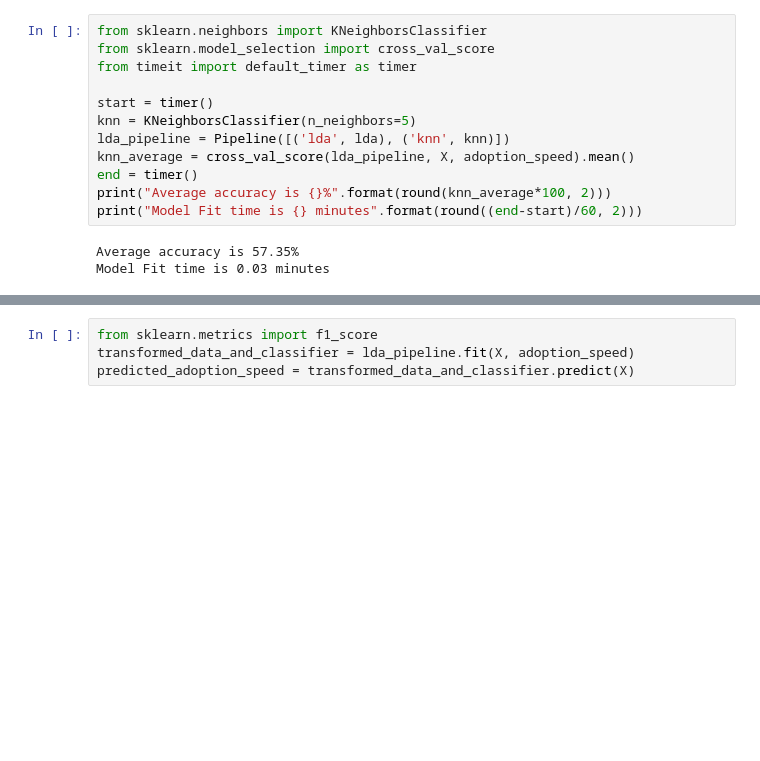
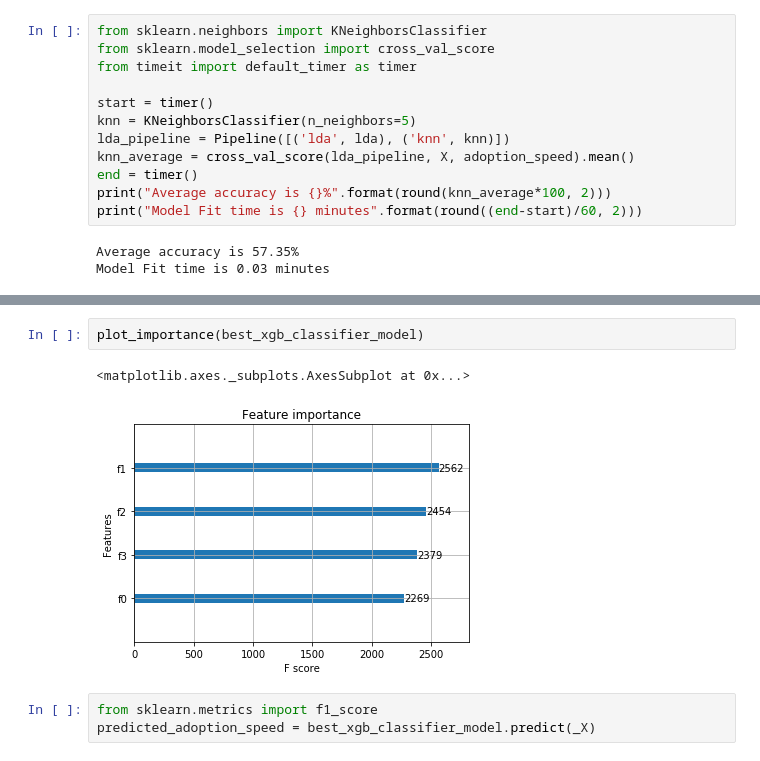
Before and after one commit to maheshbabugorantla/Machine_Learning, a Jupyter notebook: Capstone-Project/Capstone-Project.ipynb, the cells around one changed output, grey strips where cells are left out. Cells and saved outputs as stored; diff of their text form; blank space fills up the shorter version.

```diff
--- a/Capstone-Project/Capstone-Project.ipynb
+++ b/Capstone-Project/Capstone-Project.ipynb
@@ -554,7 +606,11 @@ Model Fit time is 0.07 minutes
+# %%
+plot_importance(best_xgb_classifier_model)
+# %% [output]
+<matplotlib.axes._subplots.AxesSubplot at 0x...>
+[figure, added]
 # %%
 from sklearn.metrics import f1_score
-transformed_data_and_classifier = lda_pipeline.fit(X, adoption_speed)
-predicted_adoption_speed = transformed_data_and_classifier.predict(X)
+predicted_adoption_speed = best_xgb_classifier_model.predict(_X)
 # %%
 predictions_f1_score = f1_score(adoption_speed, predicted_adoption_speed, average='weighted')
 
```
Also changed, not shown: parts of 9 cells of this notebook.
